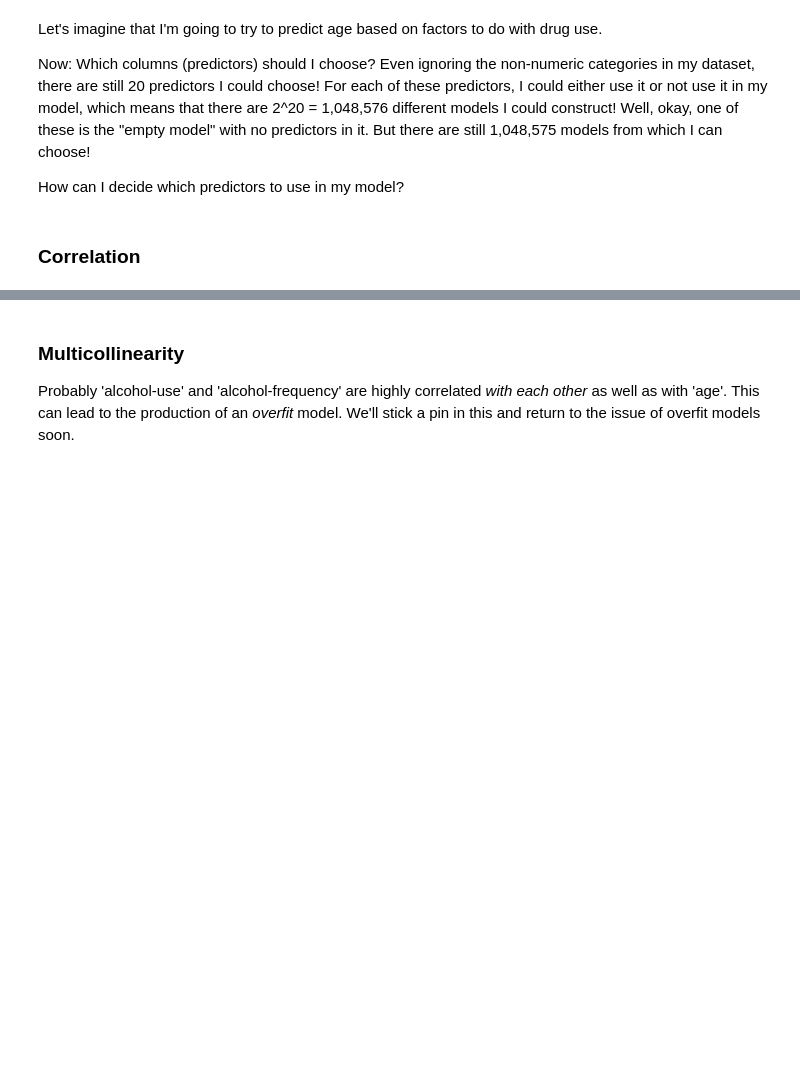
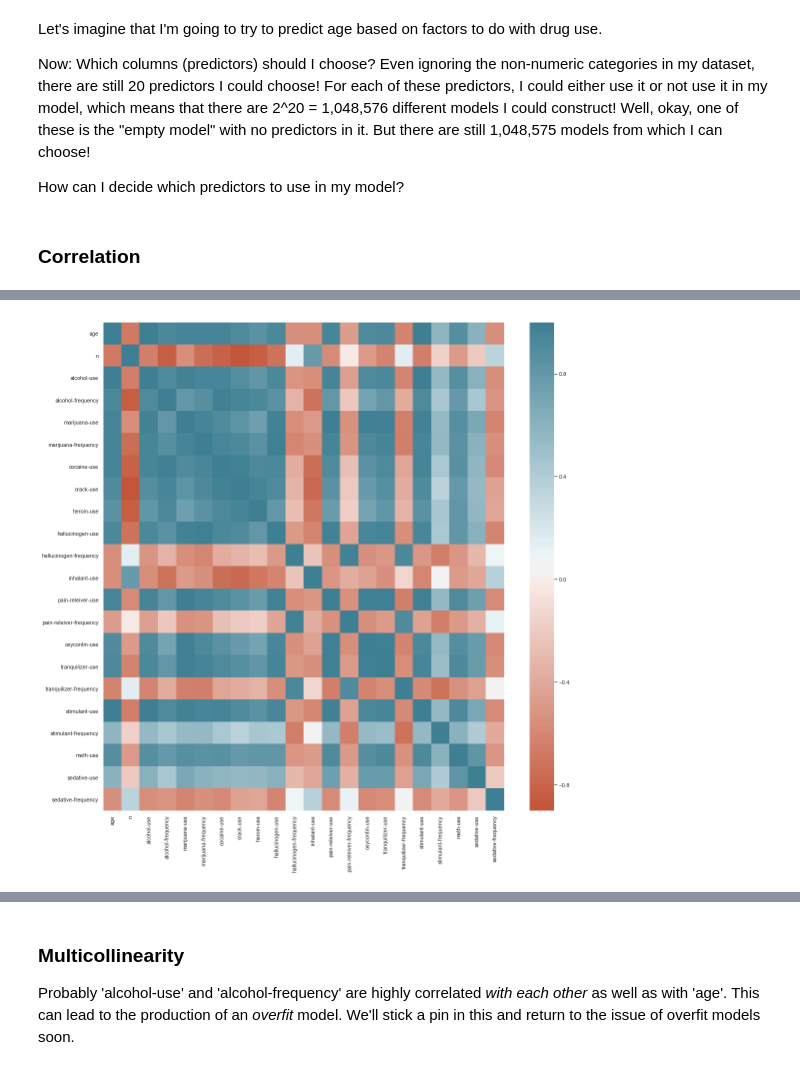
Before and after one commit to JonSolow/dc_ds_04_22_19, a Jupyter notebook: module_1/week_2/day_8_multiple_linear_regression/day_8_multiple_linear_regression-JonCopy.ipynb, the cells around one changed output, grey strips where cells are left out. Cells and saved outputs as stored; diff of their text form; code cells hidden in the pictures; blank space fills up the shorter version.

```diff
--- a/module_1/week_2/day_8_multiple_linear_regression/day_8_multiple_linear_regression-JonCopy.ipynb
+++ b/module_1/week_2/day_8_multiple_linear_regression/day_8_multiple_linear_regression-JonCopy.ipynb
@@ -145,10 +215,12 @@ drugs.corr()
 # %%
 import seaborn as sns
 %matplotlib inline
-sns.set(rc={'figure.figsize':(9, 9)})
+sns.set(rc={'figure.figsize':(18, 18)})
 
 # Use the .heatmap method to depict the relationships visually!
-sns.heatmap(drugs.corr());
+sns.heatmap(drugs.corr(), cmap=sns.diverging_palette(20, 220, n=200),);
+# %% [output]
+[figure, added]
 # %%
 # Let's look at the correlations with 'age'
 # (our dependent variable) in particular.
```
Also changed, not shown: parts of 6 cells of this notebook, 2 other files.
